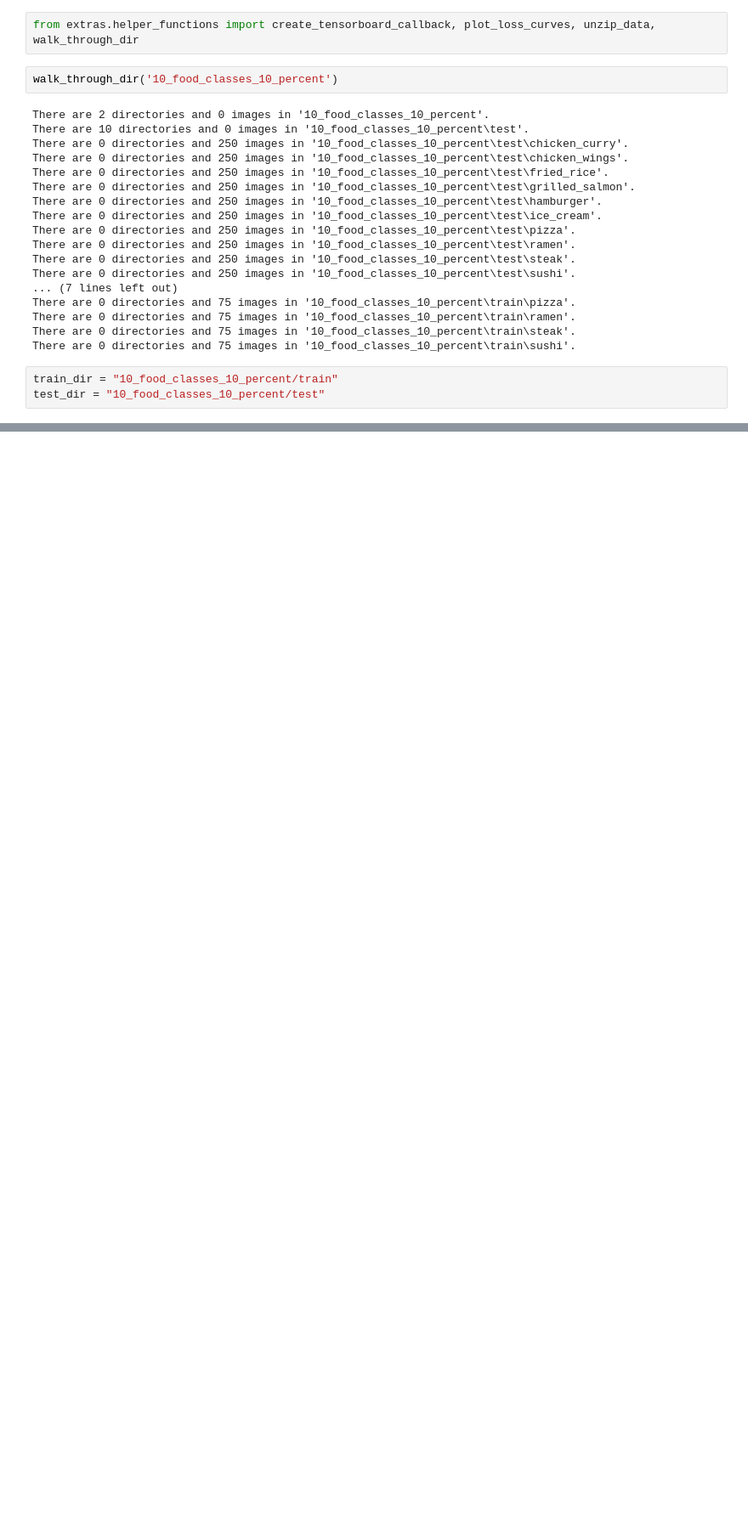
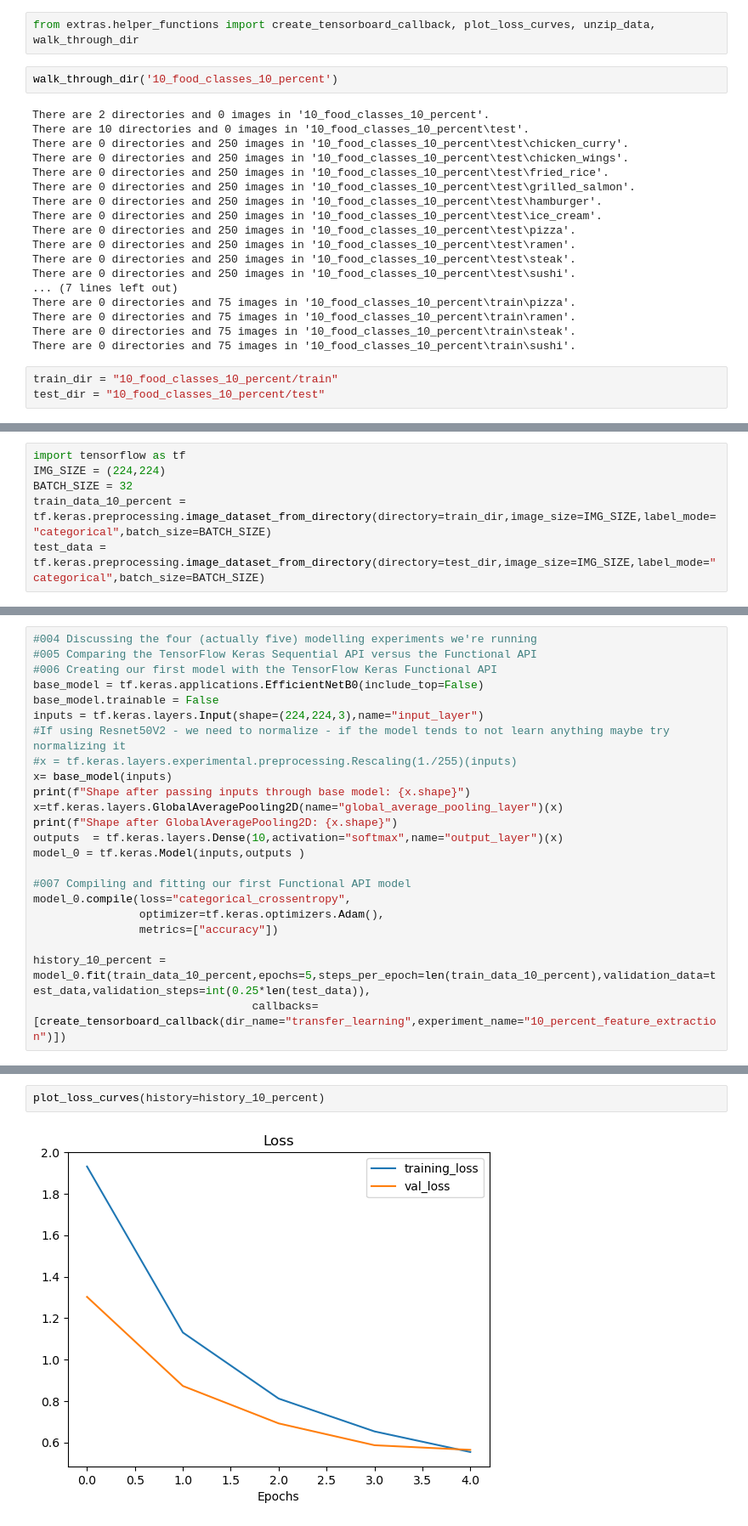
Before and after one commit to vivek11416/tensorFlow, a Jupyter notebook: TransferLearning/Tf_tl_2.ipynb, the cells around one changed output, grey strips where cells are left out. Shown: that part at 85% size. Saved outputs shown, nothing was run; the diff lists cells and outputs as text; blank space fills up the shorter version.

Commit message:
code for Transfer learning feature extraction updated

```diff
--- a/TransferLearning/Tf_tl_2.ipynb
+++ b/TransferLearning/Tf_tl_2.ipynb
@@ -27,0 +26,6 @@ import tensorflow as tf
+# %%
+import tensorflow as tf
+IMG_SIZE = (224,224)
+BATCH_SIZE = 32
+train_data_10_percent = tf.keras.preprocessing.image_dataset_from_directory(directory=train_dir,image_size=IMG_SIZE,label_mode="categorical",batch_size=BATCH_SIZE)
+test_data = tf.keras.preprocessing.image_dataset_from_directory(directory=test_dir,image_size=IMG_SIZE,label_mode="categorical",batch_size=BATCH_SIZE)
@@ -27,0 +69,23 @@ import tensorflow as tf
+# %%
+#004 Discussing the four (actually five) modelling experiments we're running
+#005 Comparing the TensorFlow Keras Sequential API versus the Functional API
+#006 Creating our first model with the TensorFlow Keras Functional API
+base_model = tf.keras.applications.EfficientNetB0(include_top=False)
+base_model.trainable = False
+inputs = tf.keras.layers.Input(shape=(224,224,3),name="input_layer")
+#If using Resnet50V2 - we need to normalize - if the model tends to not learn anything maybe try normalizing it
+#x = tf.keras.layers.experimental.preprocessing.Rescaling(1./255)(inputs)
+x= base_model(inputs)
+print(f"Shape after passing inputs through base model: {x.shape}")
+x=tf.keras.layers.GlobalAveragePooling2D(name="global_average_pooling_layer")(x)
+print(f"Shape after GlobalAveragePooling2D: {x.shape}")
+outputs  = tf.keras.layers.Dense(10,activation="softmax",name="output_layer")(x)
+model_0 = tf.keras.Model(inputs,outputs )
+
+#007 Compiling and fitting our first Functional API model
+model_0.compile(loss="categorical_crossentropy",
+                optimizer=tf.keras.optimizers.Adam(),
+                metrics=["accuracy"])
+
+history_10_percent = model_0.fit(train_data_10_percent,epochs=5,steps_per_epoch=len(train_data_10_percent),validation_data=test_data,validation_steps=int(0.25*len(test_data)),
+                                 callbacks=[create_tensorboard_callback(dir_name="transfer_learning",experiment_name="10_percent_feature_extraction")])
@@ -27,0 +156,4 @@ import tensorflow as tf
+# %%
+plot_loss_curves(history=history_10_percent)
+# %% [output]
+[figure, added]
```
Also changed, not shown: parts of 12 cells of this notebook, 2 other files.
